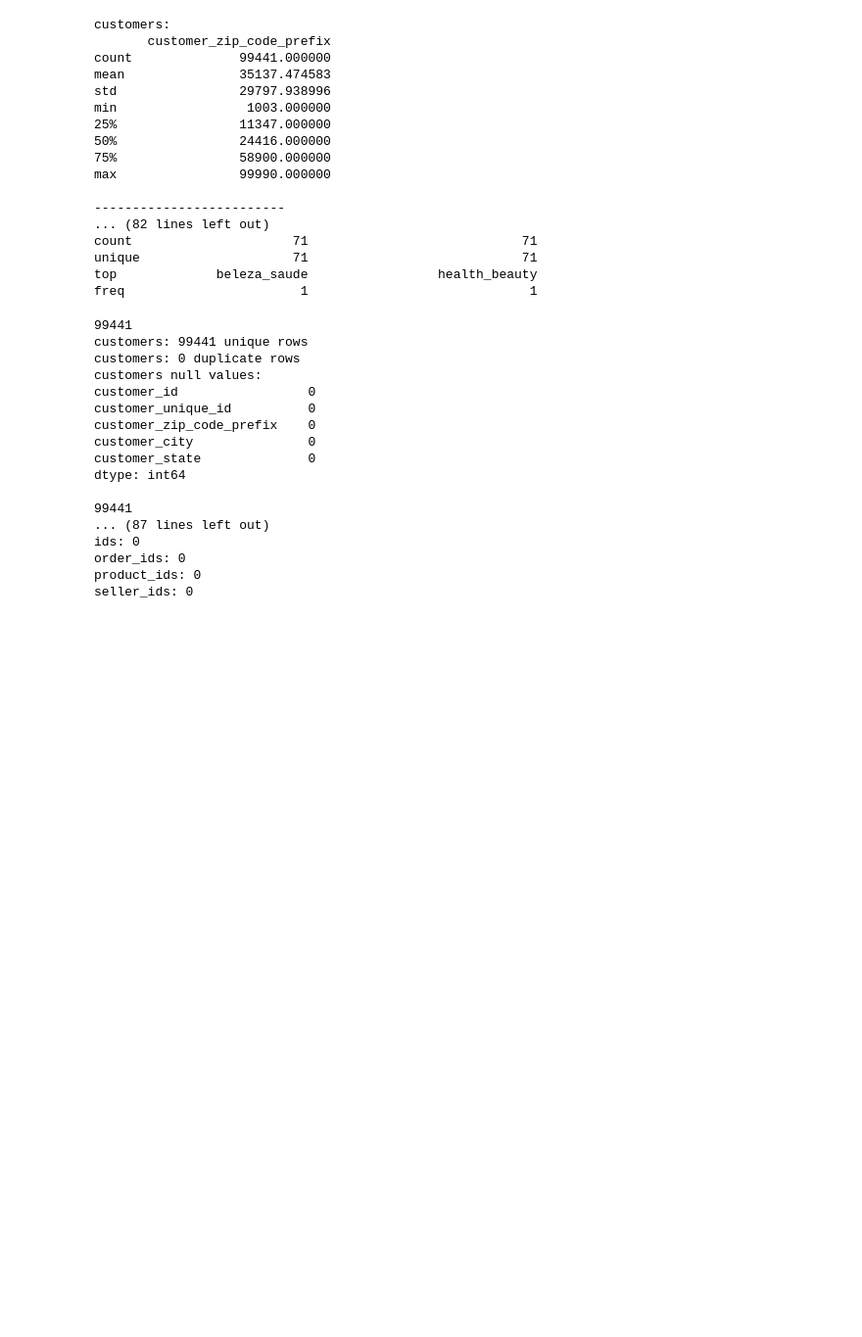
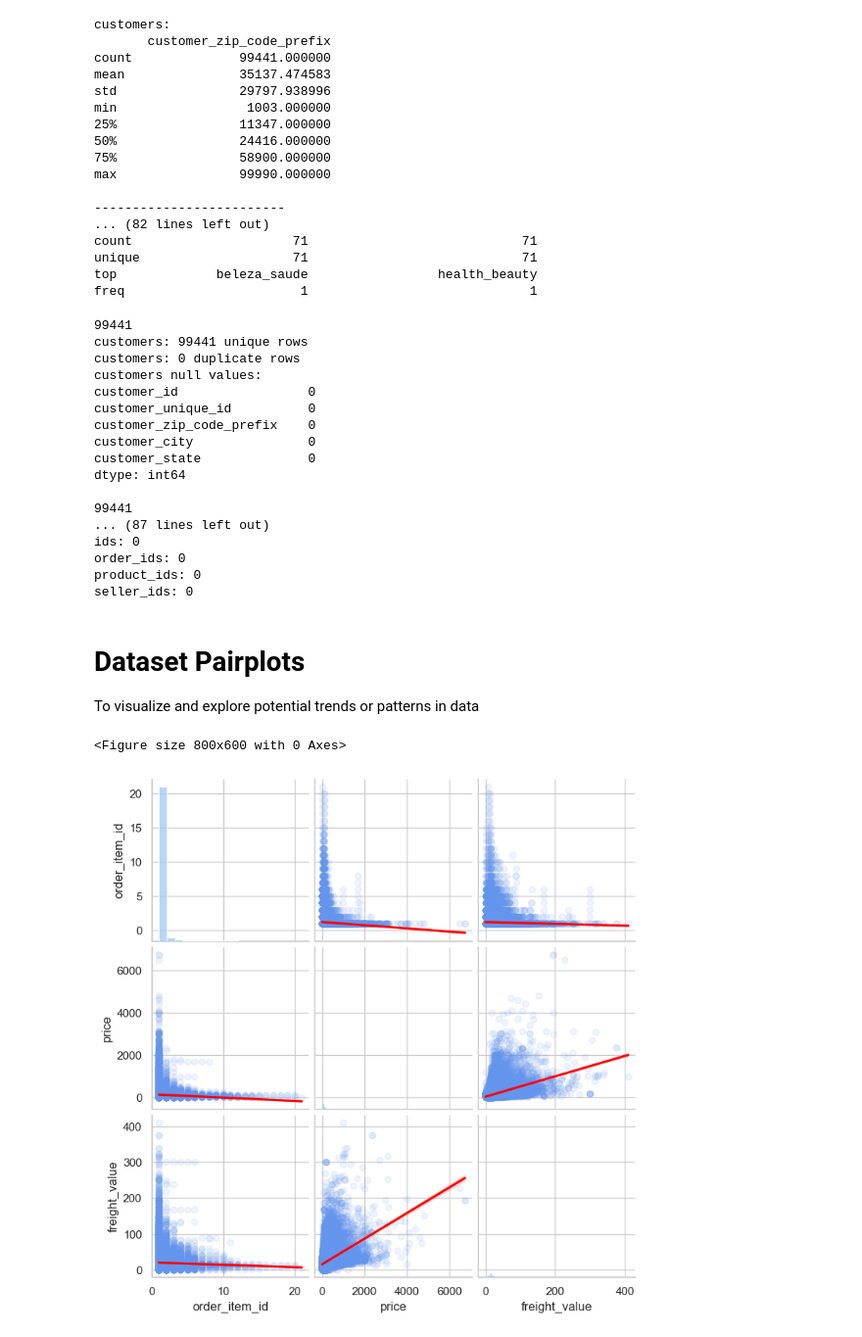
Before and after one commit to Gary1E2/olistchris, a Jupyter notebook: AISDPChris.ipynb, the cells around one changed output. Shown at 98% size. Drawn from its saved outputs; the diff is of its cells as text; code cells hidden in the pictures; blank space fills up the shorter version.

Commit message:
Code for initial dataset visualizations (pairplots)

```diff
--- a/AISDPChris.ipynb
+++ b/AISDPChris.ipynb
@@ -194,3 +195,14 @@ ids: 0
 order_ids: 0
 product_ids: 0
 seller_ids: 0
+# %% [markdown]
+# Dataset Pairplots
+To visualize and explore potential trends or patterns in data
+# %%
+# order_items
+plt.figure(figsize=(8, 6))
+sns.pairplot(order_items, kind='reg', plot_kws={'line_kws':{'color':'red'}, 'scatter_kws': {'alpha': 0.1, 'color':'cornflowerblue'}})
+plt.show()
+# %% [output]
+<Figure size 800x600 with 0 Axes>
+[figure, added]
```
Also changed, not shown: parts of 5 cells of this notebook.
